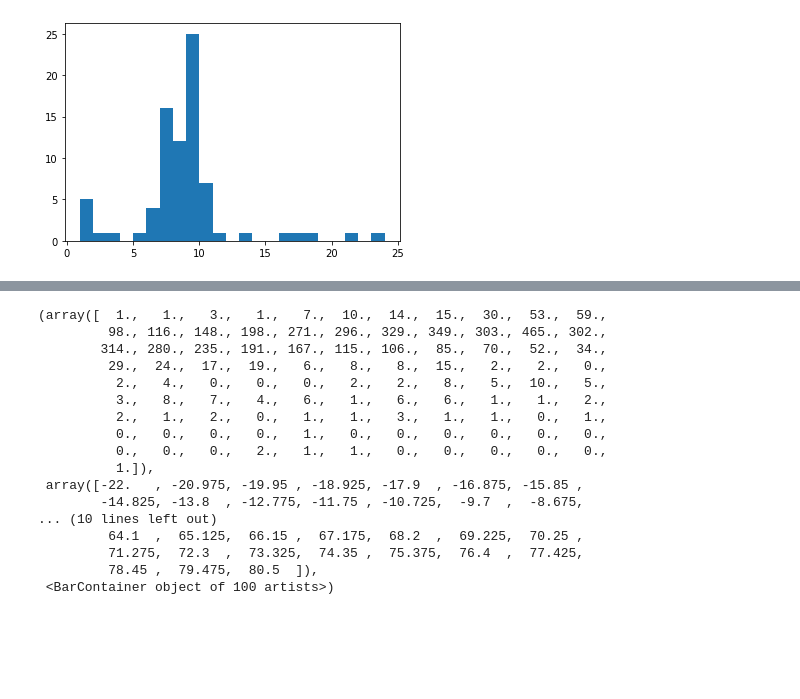
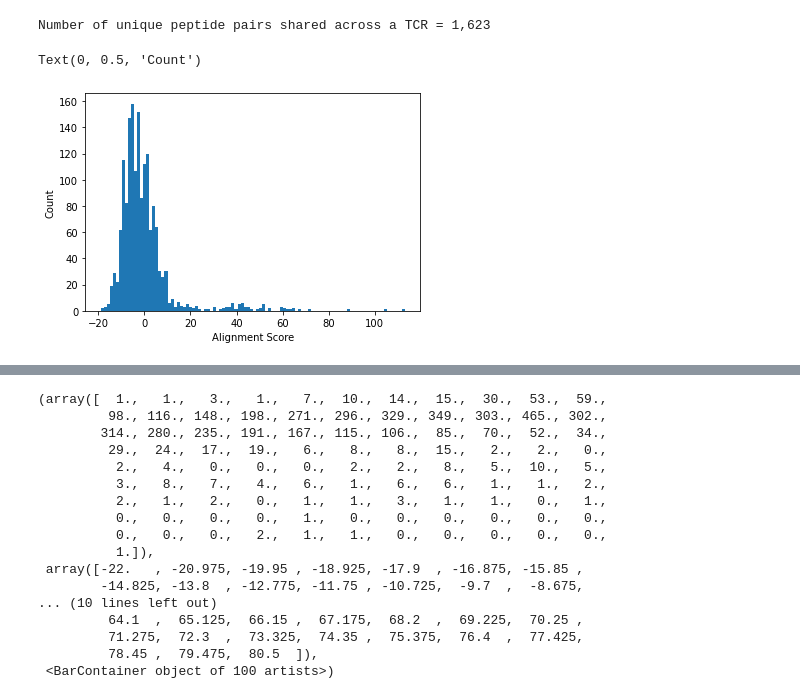
Before and after one commit to swansonk14/tcr-bert, a Jupyter notebook: jupyter/peptide_similarity.ipynb, the cells around one changed output, grey strips where cells are left out. Cells and saved outputs as stored; diff of their text form; code cells hidden in the pictures; blank space fills up the shorter version.

```diff
--- a/jupyter/peptide_similarity.ipynb
+++ b/jupyter/peptide_similarity.ipynb
@@ -51,7 +53,18 @@ metadata = ALL_METADATA['mcpas']
 # %%
-data = pd.read_csv(metadata['path'], sep=metadata['sep'])
-if 'gene_col' in metadata:
-    data = data[data[metadata['gene_col']] == 'TRB']
-data = clean_data(data, tcr_col=metadata['tcr_col'], pep_col=metadata['pep_col'])
-data.head()
+tcr_peptide_pairs = set()
+for dataset in datasets:
+    print(dataset)
+    metadata = ALL_METADATA[dataset]
+
+    data = pd.read_csv(metadata['path'], sep=metadata['sep'])
+
+    if 'gene_col' in metadata:
+        data = data[data[metadata['gene_col']] == 'TRB']
+
+    data = clean_data(data, tcr_col=metadata['tcr_col'], pep_col=metadata['pep_col'])
+
+    tcr_peptide_pairs |= set(zip(data[metadata['tcr_col']], data[metadata['pep_col']]))
+    print()
+
+tcr_peptide_pairs = sorted(tcr_peptide_pairs)
 # %% [output]
@@ -67,4 +82,4 @@ Clean data size = 12,331
 # %%
-peptides = sorted(data[metadata['pep_col']].unique())
+peptides = sorted({tcr_peptide[1] for tcr_peptide in tcr_peptide_pairs})
 print(f'Num unique peptides = {len(peptides):,}')
 # %% [output]
@@ -82,7 +97,7 @@ Num unique TCR-peptide pairs = 12,331
 peptide_to_tcr = defaultdict(set)
 tcr_to_peptide = defaultdict(set)
 
-for peptide, tcr in zip(data[metadata['pep_col']], data[metadata['tcr_col']]):
+for tcr, peptide in tcr_peptide_pairs:
     peptide_to_tcr[peptide].add(tcr)
     tcr_to_peptide[tcr].add(peptide)
 # %%
@@ -155,5 +133,5 @@ SSPPMFRV SSYRRPVGI
-# %%
-plt.clf()
-_ = plt.hist(peptide_pair_dists, bins=max(peptide_pair_dists) - min(peptide_pair_dists))
-# %% [output]
-[figure, removed]
+# %%
+unique_peptide_pairs = sorted({tuple(sorted(peptides)) for peptides in tcr_to_peptide.values() if len(peptides) == 2})
+print(f'Number of unique peptide pairs shared across a TCR = {len(unique_peptide_pairs):,}')
+# %% [output]
+Number of unique peptide pairs shared across a TCR = 1,623
@@ -159,0 +142,15 @@ _ = plt.hist(peptide_pair_dists, bins=max(peptide_pair_dists) - min(peptide_pair
+# %%
+peptide_pair_scores = []
+peptide_pair_dists = []
+for pep_1, pep_2 in tqdm(unique_peptide_pairs):
+    peptide_pair_scores.append(pairwise2.align.globalds(pep_1, pep_2, scoring, gap_open, gap_extend, score_only=True))
+    peptide_pair_dists.append(Levenshtein.distance(pep_1, pep_2))
+#     if  5 <= peptide_pair_dists[-1] < 11:
+#         print(pep_1, pep_2)
+# %%
+plt.hist(peptide_pair_scores, bins=100)
+plt.xlabel('Alignment Score')
+plt.ylabel('Count')
+# %% [output]
+Text(0, 0.5, 'Count')
+[figure, added]
```
Also changed, not shown: parts of 16 cells of this notebook.
